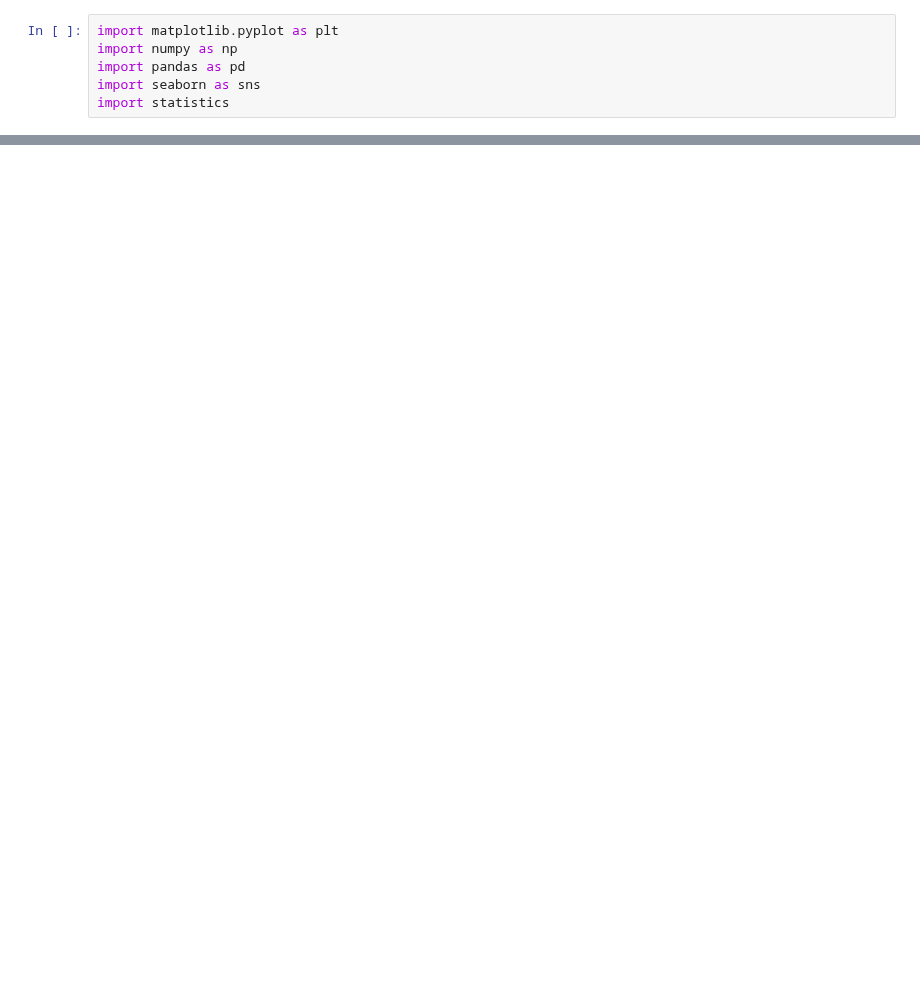
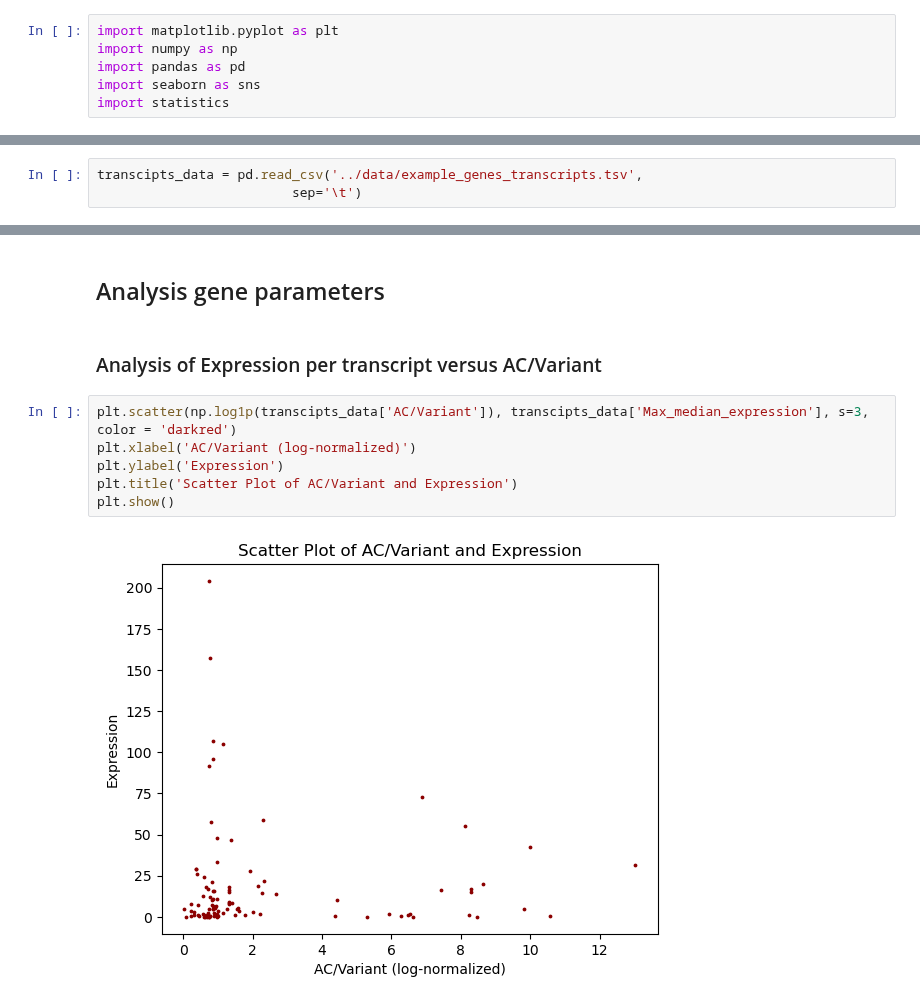
Before and after one commit to nastasia-iv/genvar, a Jupyter notebook: transcript_conservativity/code/gene_examples_analysis.ipynb, the cells around one changed output, grey strips where cells are left out. Saved outputs shown, nothing was run; the diff lists cells and outputs as text; blank space fills up the shorter version.

Commit message:
Update example file

```diff
--- a/transcript_conservativity/code/gene_examples_analysis.ipynb
+++ b/transcript_conservativity/code/gene_examples_analysis.ipynb
@@ -24,0 +14,3 @@ gene_data_RPS10 = pd.read_csv('/home/bioinf/gnomad-variants/Grishchenko/processe
+# %%
+transcipts_data = pd.read_csv('../data/example_genes_transcripts.tsv',
+                         sep='\t')
@@ -24,0 +33,12 @@ gene_data_RPS10 = pd.read_csv('/home/bioinf/gnomad-variants/Grishchenko/processe
+# %% [markdown]
+## Analysis gene parameters
+# %% [markdown]
+### Analysis of Expression per transcript versus AC/Variant
+# %%
+plt.scatter(np.log1p(transcipts_data['AC/Variant']), transcipts_data['Max_median_expression'], s=3, color = 'darkred')
+plt.xlabel('AC/Variant (log-normalized)')
+plt.ylabel('Expression')
+plt.title('Scatter Plot of AC/Variant and Expression')
+plt.show()
+# %% [output]
+[figure, added]
```
Also changed, not shown: parts of 30 cells of this notebook.
